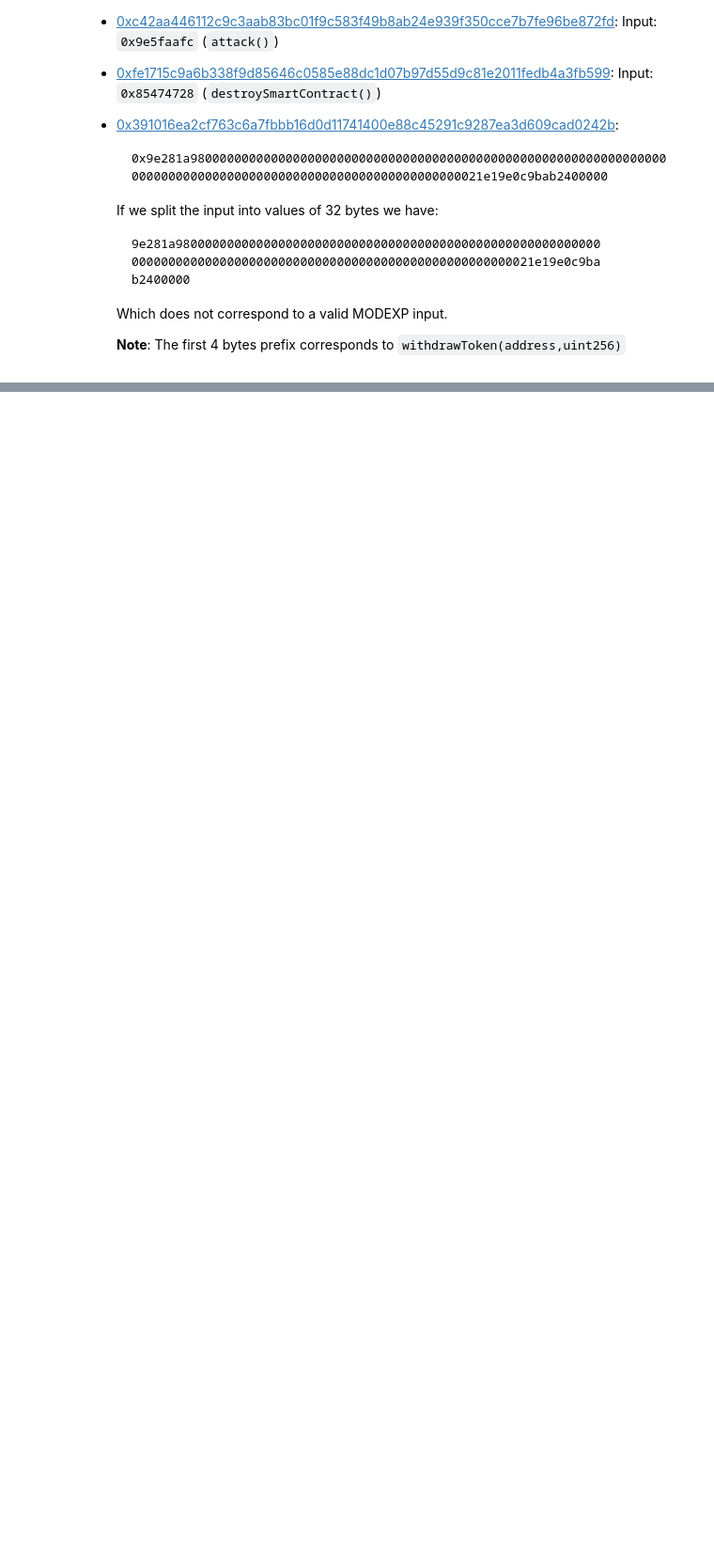
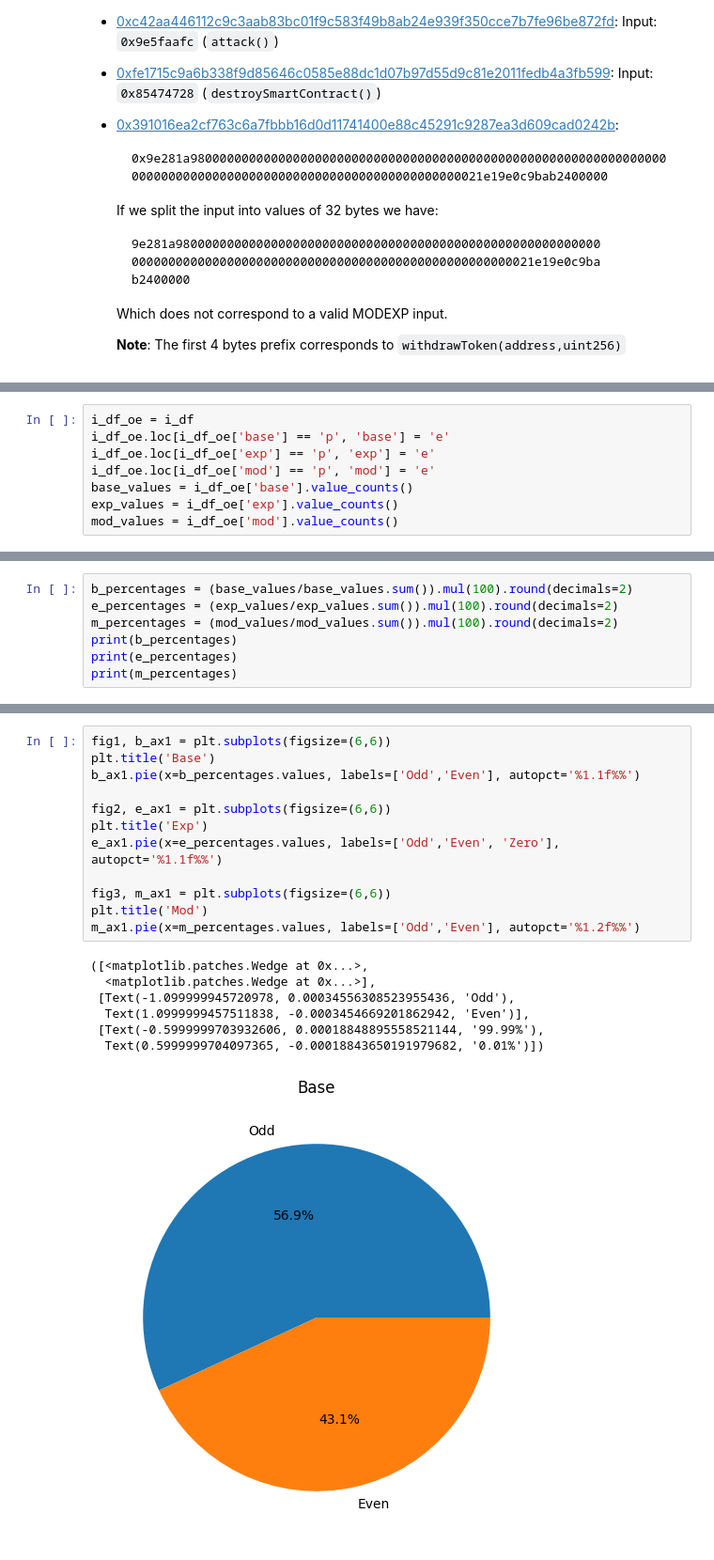
Before and after one commit to hugo-dc/modexp_analysis, a Jupyter notebook: modexp.ipynb, the cells around one changed output, grey strips where cells are left out. Shown: that part at 94% size. Drawn from its saved outputs; the diff is of its cells as text; blank space fills up the shorter version.

```diff
--- a/modexp.ipynb
+++ b/modexp.ipynb
@@ -137,0 +300,8 @@ df[df.isna().any(axis=1)]
+# %%
+i_df_oe = i_df
+i_df_oe.loc[i_df_oe['base'] == 'p', 'base'] = 'e'
+i_df_oe.loc[i_df_oe['exp'] == 'p', 'exp'] = 'e'
+i_df_oe.loc[i_df_oe['mod'] == 'p', 'mod'] = 'e'
+base_values = i_df_oe['base'].value_counts()
+exp_values = i_df_oe['exp'].value_counts()
+mod_values = i_df_oe['mod'].value_counts()
@@ -137,0 +326,7 @@ df[df.isna().any(axis=1)]
+# %%
+b_percentages = (base_values/base_values.sum()).mul(100).round(decimals=2)
+e_percentages = (exp_values/exp_values.sum()).mul(100).round(decimals=2)
+m_percentages = (mod_values/mod_values.sum()).mul(100).round(decimals=2)
+print(b_percentages)
+print(e_percentages)
+print(m_percentages)
@@ -137,0 +347,20 @@ df[df.isna().any(axis=1)]
+# %%
+fig1, b_ax1 = plt.subplots(figsize=(6,6))
+plt.title('Base')
+b_ax1.pie(x=b_percentages.values, labels=['Odd','Even'], autopct='%1.1f%%')
+
+fig2, e_ax1 = plt.subplots(figsize=(6,6))
+plt.title('Exp')
+e_ax1.pie(x=e_percentages.values, labels=['Odd','Even', 'Zero'], autopct='%1.1f%%')
+
+fig3, m_ax1 = plt.subplots(figsize=(6,6))
+plt.title('Mod')
+m_ax1.pie(x=m_percentages.values, labels=['Odd','Even'], autopct='%1.2f%%')
+# %% [output]
+([<matplotlib.patches.Wedge at 0x...>,
+  <matplotlib.patches.Wedge at 0x...>],
+ [Text(-1.099999945720978, 0.00034556308523955436, 'Odd'),
+  Text(1.0999999457511838, -0.0003454669201862942, 'Even')],
+ [Text(-0.5999999703932606, 0.00018848895558521144, '99.99%'),
+  Text(0.5999999704097365, -0.00018843650191979682, '0.01%')])
+[figure, added]
```
Also changed, not shown: parts of 20 cells of this notebook, 5 other files.
